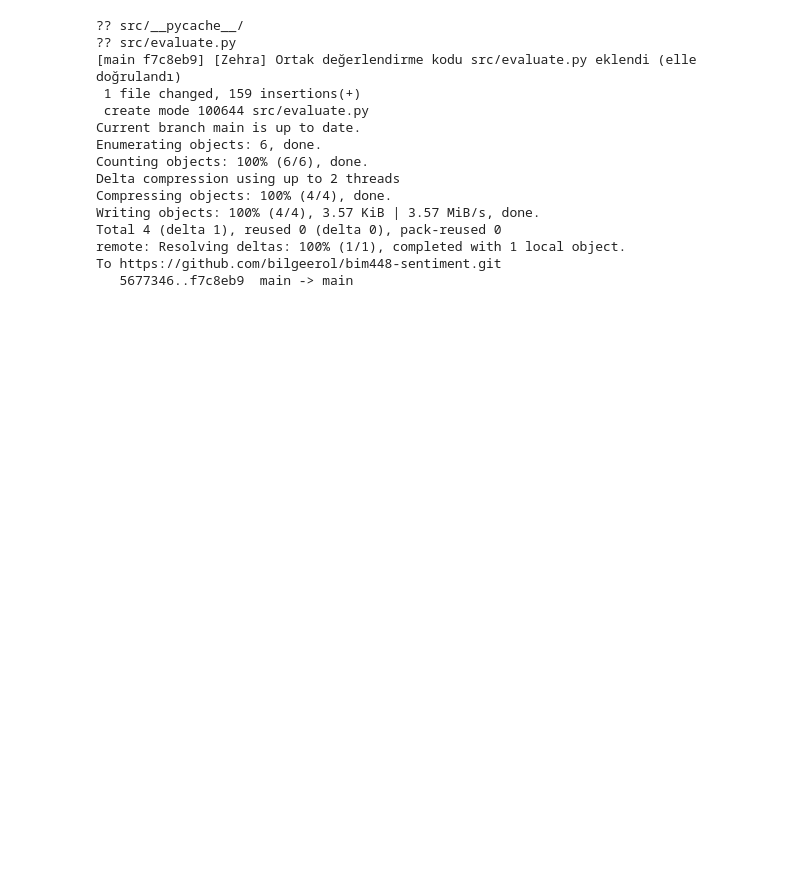
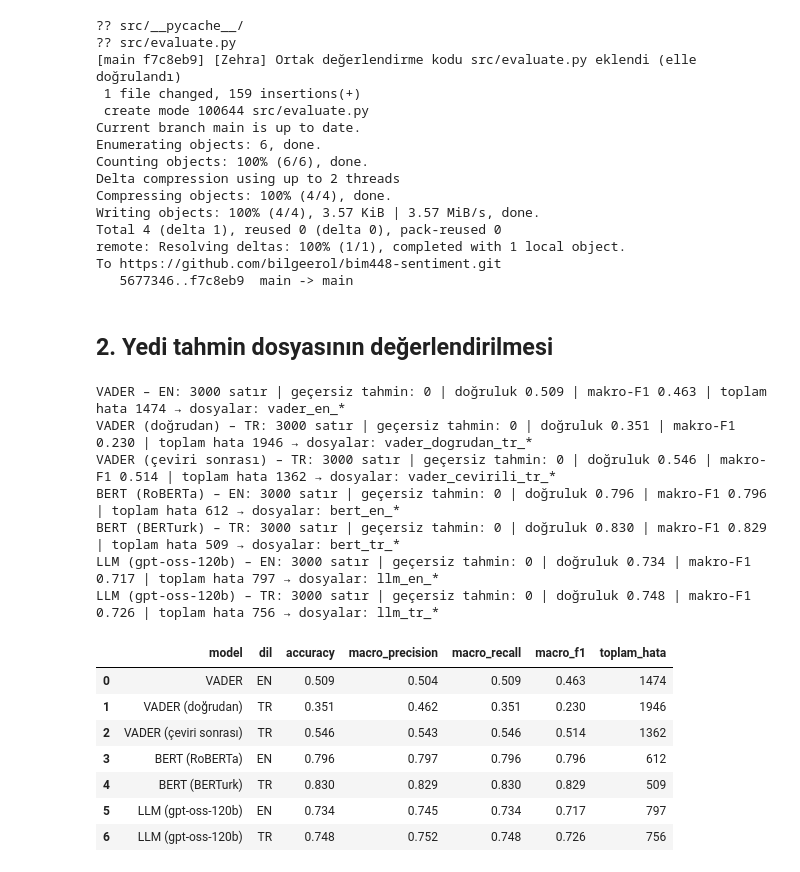
Before and after one commit to bilgeerol/bim448-sentiment, a Jupyter notebook: notebooks/05_degerlendirme.ipynb, the cells around one changed output. Drawn from its saved outputs; the diff is of its cells as text; code cells hidden in the pictures; blank space fills up the shorter version.

Commit message:
[Zehra] 05_degerlendirme: 7 deneyin değerlendirmesi eklendi (Z8)

```diff
--- a/notebooks/05_degerlendirme.ipynb
+++ b/notebooks/05_degerlendirme.ipynb
@@ -270,3 +270,47 @@ Total 4 (delta 1), reused 0 (delta 0), pack-reused 0
 remote: Resolving deltas: 100% (1/1), completed with 1 local object.
 To https://github.com/bilgeerol/bim448-sentiment.git
    5677346..f7c8eb9  main -> main
+# %% [markdown]
+## 2. Yedi tahmin dosyasının değerlendirilmesi
+# %%
+# 2.1 Yedi tahmin dosyasını ortak evaluate() ile değerlendir
+import importlib
+import pandas as pd
+import src.evaluate as ev
+importlib.reload(ev)
+
+DENEYLER = [   # (tahmin dosyası, rapordaki model adı, dil) — dokümandaki Z8 tablosuyla aynı
+    ("predictions/vader_en.csv",        "VADER",                  "EN"),
+    ("predictions/vader_tr_direct.csv", "VADER (doğrudan)",       "TR"),
+    ("predictions/vader_tr_mt.csv",     "VADER (çeviri sonrası)", "TR"),
+    ("predictions/bert_en.csv",         "BERT (RoBERTa)",         "EN"),
+    ("predictions/bert_tr.csv",         "BERT (BERTurk)",         "TR"),
+    ("predictions/llm_en.csv",          "LLM (gpt-oss-120b)",     "EN"),
+    ("predictions/llm_tr.csv",          "LLM (gpt-oss-120b)",     "TR"),
+]
+
+# Temiz başlangıç: özet tablo her çalıştırmada baştan, aynı sırayla oluşsun
+if os.path.exists("results/tables/ozet_metrikler.csv"):
+    os.remove("results/tables/ozet_metrikler.csv")
+
+for yol, model, dil in DENEYLER:
+    ev.evaluate(yol, model, dil)
+
+print()
+display(pd.read_csv("results/tables/ozet_metrikler.csv").round(3))
+# %% [output]
+VADER – EN: 3000 satır | geçersiz tahmin: 0 | doğruluk 0.509 | makro-F1 0.463 | toplam hata 1474 → dosyalar: vader_en_*
+VADER (doğrudan) – TR: 3000 satır | geçersiz tahmin: 0 | doğruluk 0.351 | makro-F1 0.230 | toplam hata 1946 → dosyalar: vader_dogrudan_tr_*
+VADER (çeviri sonrası) – TR: 3000 satır | geçersiz tahmin: 0 | doğruluk 0.546 | makro-F1 0.514 | toplam hata 1362 → dosyalar: vader_cevirili_tr_*
+BERT (RoBERTa) – EN: 3000 satır | geçersiz tahmin: 0 | doğruluk 0.796 | makro-F1 0.796 | toplam hata 612 → dosyalar: bert_en_*
+BERT (BERTurk) – TR: 3000 satır | geçersiz tahmin: 0 | doğruluk 0.830 | makro-F1 0.829 | toplam hata 509 → dosyalar: bert_tr_*
+LLM (gpt-oss-120b) – EN: 3000 satır | geçersiz tahmin: 0 | doğruluk 0.734 | makro-F1 0.717 | toplam hata 797 → dosyalar: llm_en_*
+LLM (gpt-oss-120b) – TR: 3000 satır | geçersiz tahmin: 0 | doğruluk 0.748 | makro-F1 0.726 | toplam hata 756 → dosyalar: llm_tr_*
+|  | model | dil | accuracy | macro_precision | macro_recall | macro_f1 | toplam_hata |
+| 0 | VADER | EN | 0.509 | 0.504 | 0.509 | 0.463 | 1474 |
+| 1 | VADER (doğrudan) | TR | 0.351 | 0.462 | 0.351 | 0.230 | 1946 |
+| 2 | VADER (çeviri sonrası) | TR | 0.546 | 0.543 | 0.546 | 0.514 | 1362 |
+| 3 | BERT (RoBERTa) | EN | 0.796 | 0.797 | 0.796 | 0.796 | 612 |
+| 4 | BERT (BERTurk) | TR | 0.830 | 0.829 | 0.830 | 0.829 | 509 |
+| 5 | LLM (gpt-oss-120b) | EN | 0.734 | 0.745 | 0.734 | 0.717 | 797 |
+| 6 | LLM (gpt-oss-120b) | TR | 0.748 | 0.752 | 0.748 | 0.726 | 756 |
```
Also changed, not shown: parts of 2 cells of this notebook.
